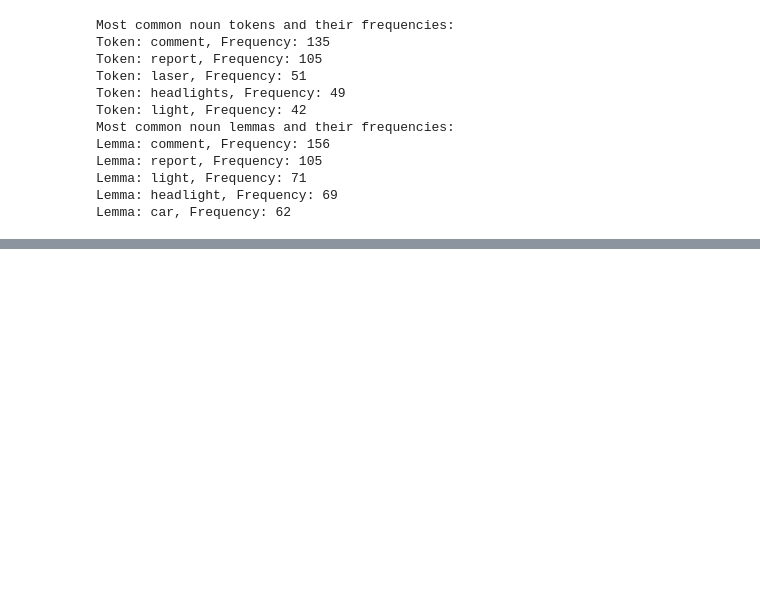
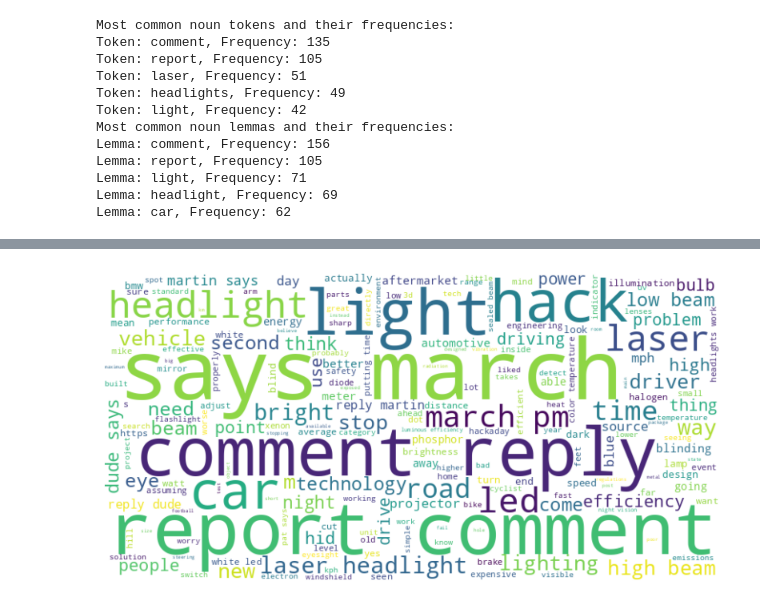
Before and after one commit to drpafowler/web-scraping-philip, a Jupyter notebook: web-scraping.ipynb, the cells around one changed output, grey strips where cells are left out. Cells and saved outputs as stored; diff of their text form; code cells hidden in the pictures; blank space fills up the shorter version.

```diff
--- a/web-scraping.ipynb
+++ b/web-scraping.ipynb
@@ -220,0 +262,25 @@ Lemma: car, Frequency: 62
+# %%
+from wordcloud import WordCloud
+
+# Load the spaCy model
+nlp = spacy.load("en_core_web_sm")
+
+# Process the article text
+doc = nlp(soup.get_text())
+
+# Filter tokens: remove punctuation, stopwords, and whitespace
+tokens = [token.text.lower() for token in doc if not token.is_punct and not token.is_stop and not token.is_space]
+
+# Join tokens to form a single string
+text = ' '.join(tokens)
+
+# Generate the word cloud
+wordcloud = WordCloud(width=800, height=400, background_color='white').generate(text)
+
+# Display the word cloud
+plt.figure(figsize=(10, 5))
+plt.imshow(wordcloud, interpolation='bilinear')
+plt.axis('off')
+plt.show()
+# %% [output]
+[figure, added]
```
Also changed, not shown: parts of 3 cells of this notebook, 1 other file.
